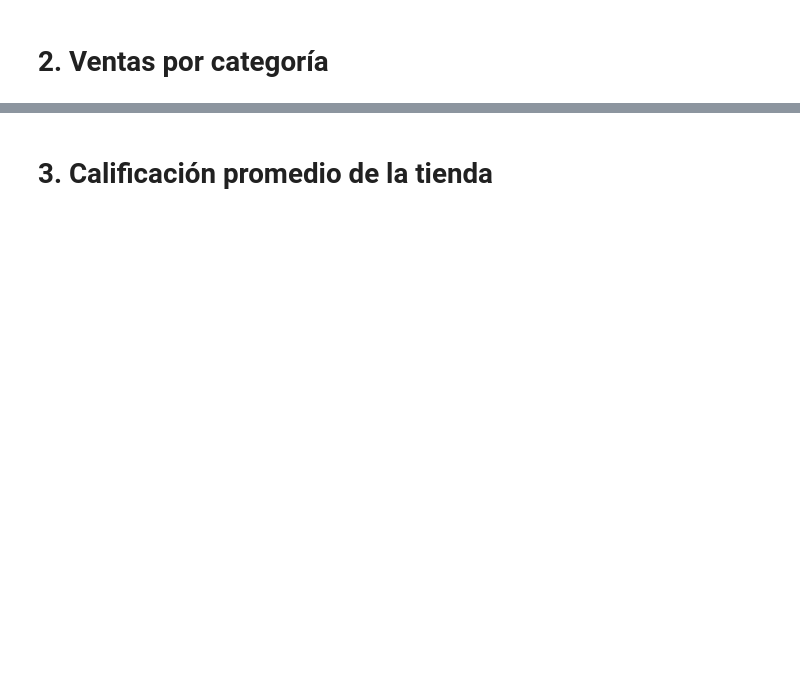
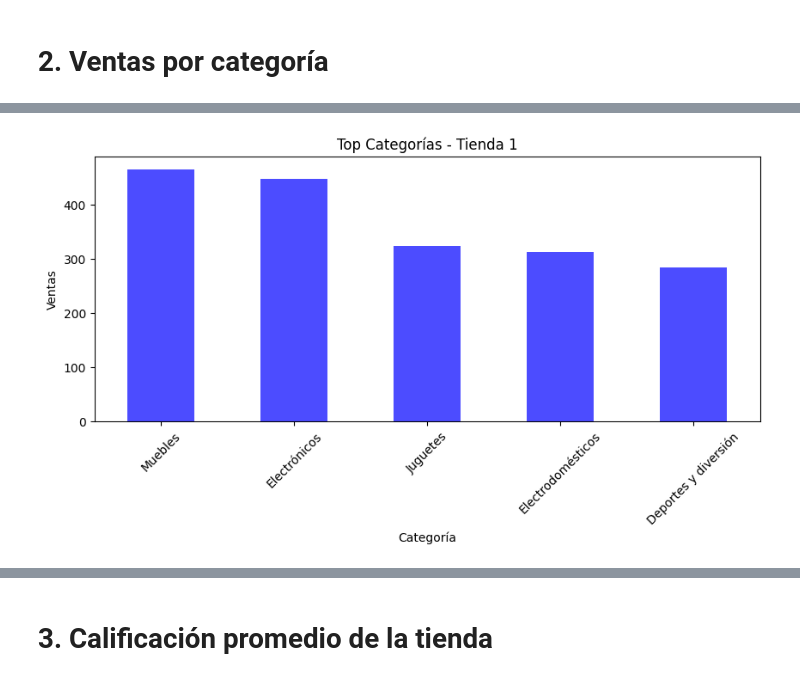
Before and after one commit to jimenaCastro73/challenge-alura-store, a Jupyter notebook: AluraStoreLatam.ipynb, the cells around one changed output, grey strips where cells are left out. Saved outputs shown, nothing was run; the diff lists cells and outputs as text; code cells hidden in the pictures; blank space fills up the shorter version.

```diff
--- a/AluraStoreLatam.ipynb
+++ b/AluraStoreLatam.ipynb
@@ -27,0 +120,85 @@ tienda.head()
+# %%
+def analizar_ventas_por_categoria(tiendas_dict):
+    """
+    Analiza ventas por categoría para cada tienda y muestra:
+    - Reporte individual por tienda
+    - Gráficos individuales
+    - Reporte consolidado
+    - Gráfico consolidado
+
+    tiendas_dict (dict): Diccionario {nombre_tienda: dataframe}
+    """
+    resultados = {}
+
+    print("\n" + "="*50)
+    print("ANÁLISIS DE VENTAS POR CATEGORÍA")
+    print("="*50)
+
+    # 1. Procesar cada tienda individualmente
+    for nombre_tienda, df in tiendas_dict.items():
+        # Usando value_counts() como en tus ejemplos de clase
+        ventas_por_cat = df['Categoría del Producto'].value_counts()
+
+        # Almacenar resultados
+        resultados[nombre_tienda] = ventas_por_cat
+
+        # Mostrar reporte individual (como en tu código original)
+        print(f"\n🔍 {nombre_tienda}")
+        print("-"*40)
+        print(f"Total productos: {len(df)}")
+        print(f"Categorías únicas: {len(ventas_por_cat)}")
+        print(f"\nTOP 3 CATEGORÍAS:")
+        for i, (cat, cant) in enumerate(ventas_por_cat.head(3).items(), 1):
+            print(f"{i}. {cat}: {cant} ventas ({(cant/len(df))*100:.1f}%)")
+
+        # Gráfico individual
+        plt.figure(figsize=(10, 4))
+        ventas_por_cat.head(5).plot(kind='bar', color='blue', alpha=0.7)
+        plt.title(f'Top Categorías - {nombre_tienda}')
+        plt.xlabel('Categoría')
+        plt.ylabel('Ventas')
+        plt.xticks(rotation=45)
+        plt.show()
+
+    # 2. Análisis de todas las tiendas en general
+    print("\n" + "="*50)
+    print("ANÁLISIS CONSOLIDADO TODAS LAS TIENDAS")
+    print("="*50)
+
+    # Concatenar todos los datos
+    todos_datos = pd.concat(tiendas_dict.values(), ignore_index=True)
+    ventas_totales = todos_datos['Categoría del Producto'].value_counts()
+
+    print("\n📊 CATEGORÍAS MÁS VENDIDAS EN GENERAL:")
+    for i, (cat, cant) in enumerate(ventas_totales.head(5).items(), 1):
+        print(f"{i}. {cat}: {cant} ventas ({(cant/len(todos_datos))*100:.1f}%)")
+
+    # Gráfico consolidado
+    plt.figure(figsize=(12, 6))
+    ventas_totales.head(10).plot(kind='bar', color='green', alpha=0.7)
+    plt.title('Top Categorías - Todas las Tiendas')
+    plt.xlabel('Categoría')
+    plt.ylabel('Total Ventas')
+    plt.xticks(rotation=45)
+
+    # Mostrar valores en barras
+    for i, v in enumerate(ventas_totales.head(10)):
+        plt.text(i, v, str(v), ha='center', va='bottom')
+
+    plt.tight_layout()
+    plt.show()
+
+    return resultados
+
+# Diccionario de tiendas
+tiendas = {
+    'Tienda 1': tienda,
+    'Tienda 2': tienda2,
+    'Tienda 3': tienda3,
+    'Tienda 4': tienda4
+}
+
+# Ejecutar análisis
+print("Calculando ventas por categoría...")
+resultados = analizar_ventas_por_categoria(tiendas)
+# %% [output]
@@ -27,0 +220 @@ tienda.head()
+[figure, added]
```
Also changed, not shown: parts of 28 cells of this notebook.
